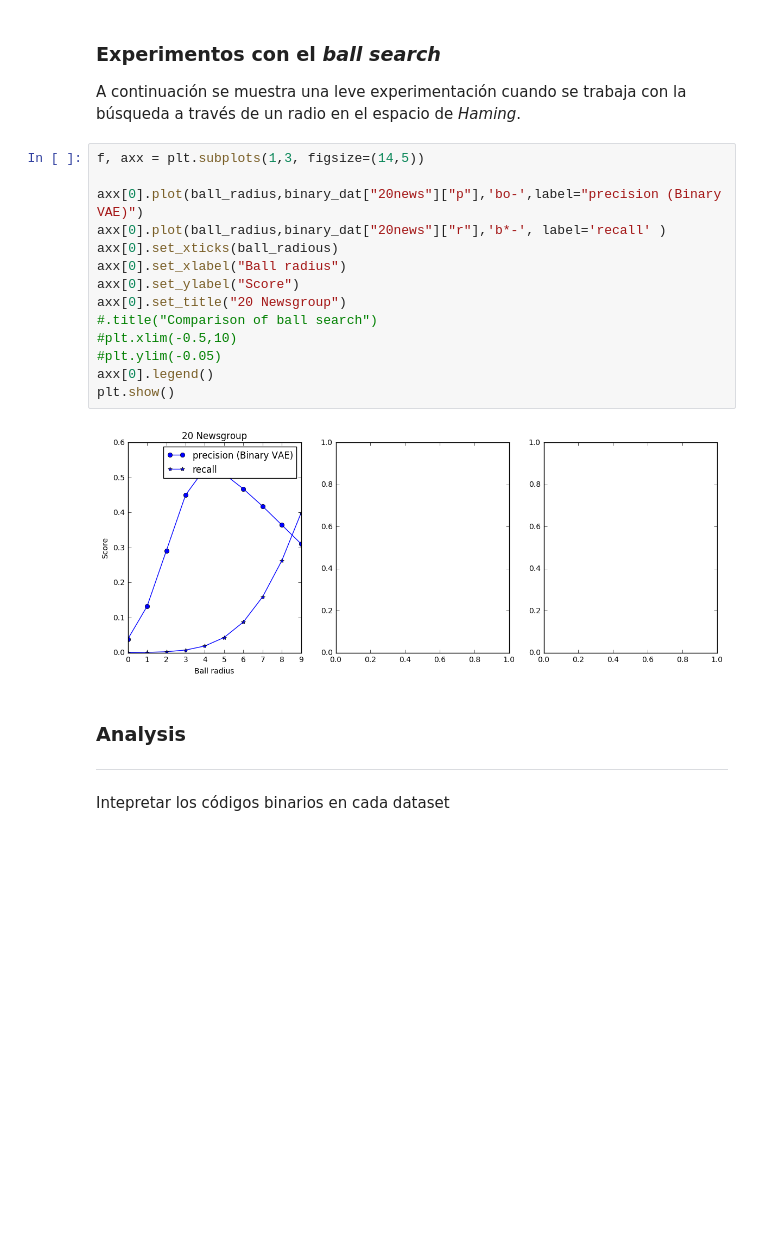
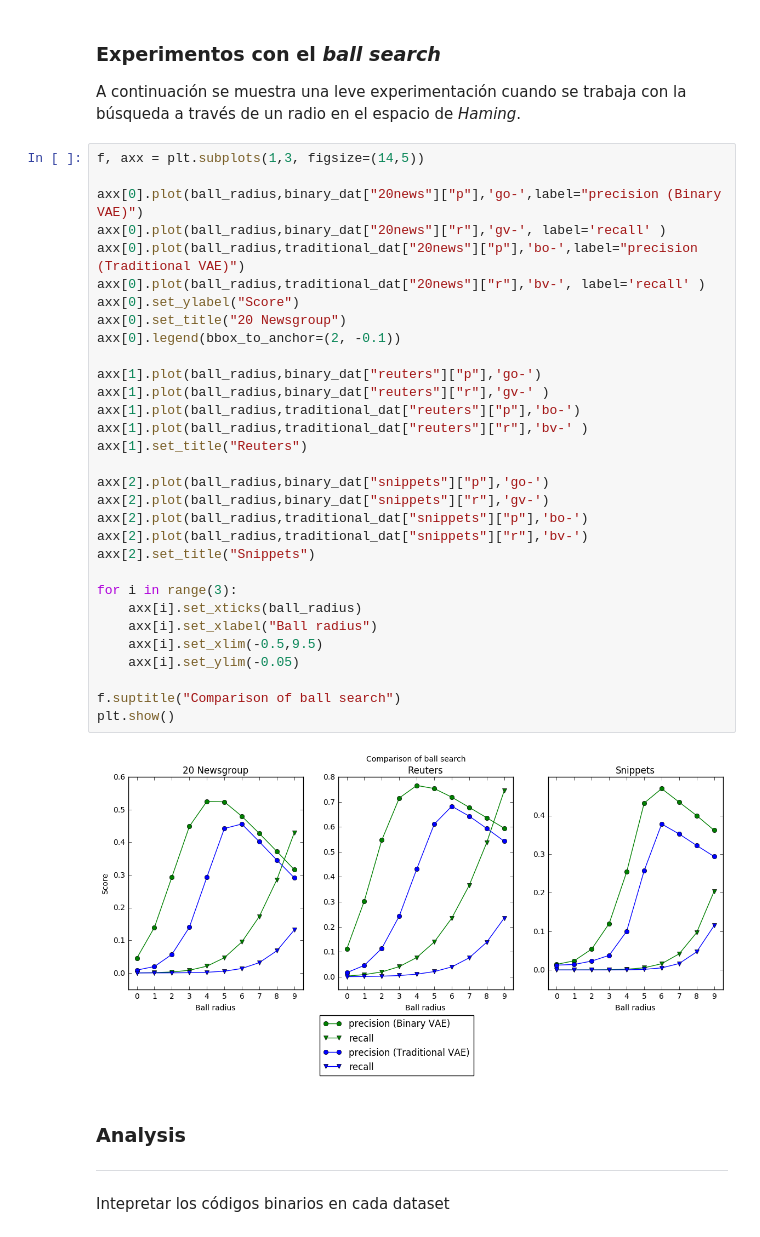
Before and after one commit to fmenat/DiscreteVAE, a Jupyter notebook: BinaryVAE.ipynb, the cells around one changed output. Drawn from its saved outputs; the diff is of its cells as text; blank space fills up the shorter version.

```diff
--- a/BinaryVAE.ipynb
+++ b/BinaryVAE.ipynb
@@ -1425,22 +1433,39 @@ Tradicional 0.0897957648717525
 # %% [markdown]
 ### Experimentos con el *ball search*
 A continuación se muestra una leve experimentación cuando se trabaja con la búsqueda a través de un radio en el espacio de *Haming*.
-# %%
-f, axx = plt.subplots(1,3, figsize=(14,5))
-
-axx[0].plot(ball_radius,binary_dat["20news"]["p"],'bo-',label="precision (Binary VAE)")
-axx[0].plot(ball_radius,binary_dat["20news"]["r"],'b*-', label='recall' )
-axx[0].set_xticks(ball_radious)
-axx[0].set_xlabel("Ball radius")
-axx[0].set_ylabel("Score")
-axx[0].set_title("20 Newsgroup")
-#.title("Comparison of ball search")
-#plt.xlim(-0.5,10)
-#plt.ylim(-0.05)
-axx[0].legend()
-plt.show()
-# %% [output]
-[figure, removed]
+# %%
+f, axx = plt.subplots(1,3, figsize=(14,5))
+
+axx[0].plot(ball_radius,binary_dat["20news"]["p"],'go-',label="precision (Binary VAE)")
+axx[0].plot(ball_radius,binary_dat["20news"]["r"],'gv-', label='recall' )
+axx[0].plot(ball_radius,traditional_dat["20news"]["p"],'bo-',label="precision (Traditional VAE)")
+axx[0].plot(ball_radius,traditional_dat["20news"]["r"],'bv-', label='recall' )
+axx[0].set_ylabel("Score")
+axx[0].set_title("20 Newsgroup")
+axx[0].legend(bbox_to_anchor=(2, -0.1))
+
+axx[1].plot(ball_radius,binary_dat["reuters"]["p"],'go-')
+axx[1].plot(ball_radius,binary_dat["reuters"]["r"],'gv-' )
+axx[1].plot(ball_radius,traditional_dat["reuters"]["p"],'bo-')
+axx[1].plot(ball_radius,traditional_dat["reuters"]["r"],'bv-' )
+axx[1].set_title("Reuters")
+
+axx[2].plot(ball_radius,binary_dat["snippets"]["p"],'go-')
+axx[2].plot(ball_radius,binary_dat["snippets"]["r"],'gv-')
+axx[2].plot(ball_radius,traditional_dat["snippets"]["p"],'bo-')
+axx[2].plot(ball_radius,traditional_dat["snippets"]["r"],'bv-')
+axx[2].set_title("Snippets")
+
+for i in range(3):
+    axx[i].set_xticks(ball_radius)
+    axx[i].set_xlabel("Ball radius")
+    axx[i].set_xlim(-0.5,9.5)
+    axx[i].set_ylim(-0.05)
+
+f.suptitle("Comparison of ball search")
+plt.show()
+# %% [output]
+[figure, added]
 # %% [markdown]
 ### Analysis
 ---
```
Also changed, not shown: parts of 18 cells of this notebook.
